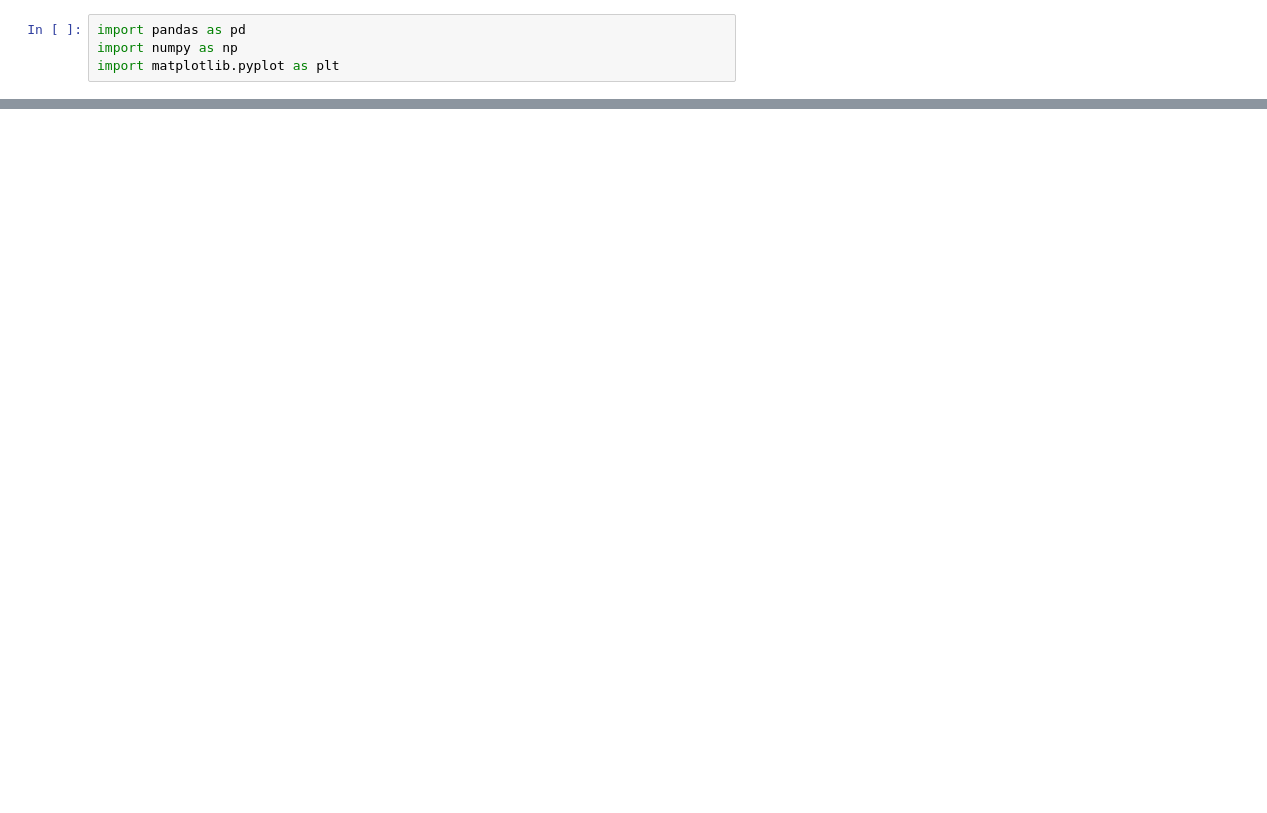
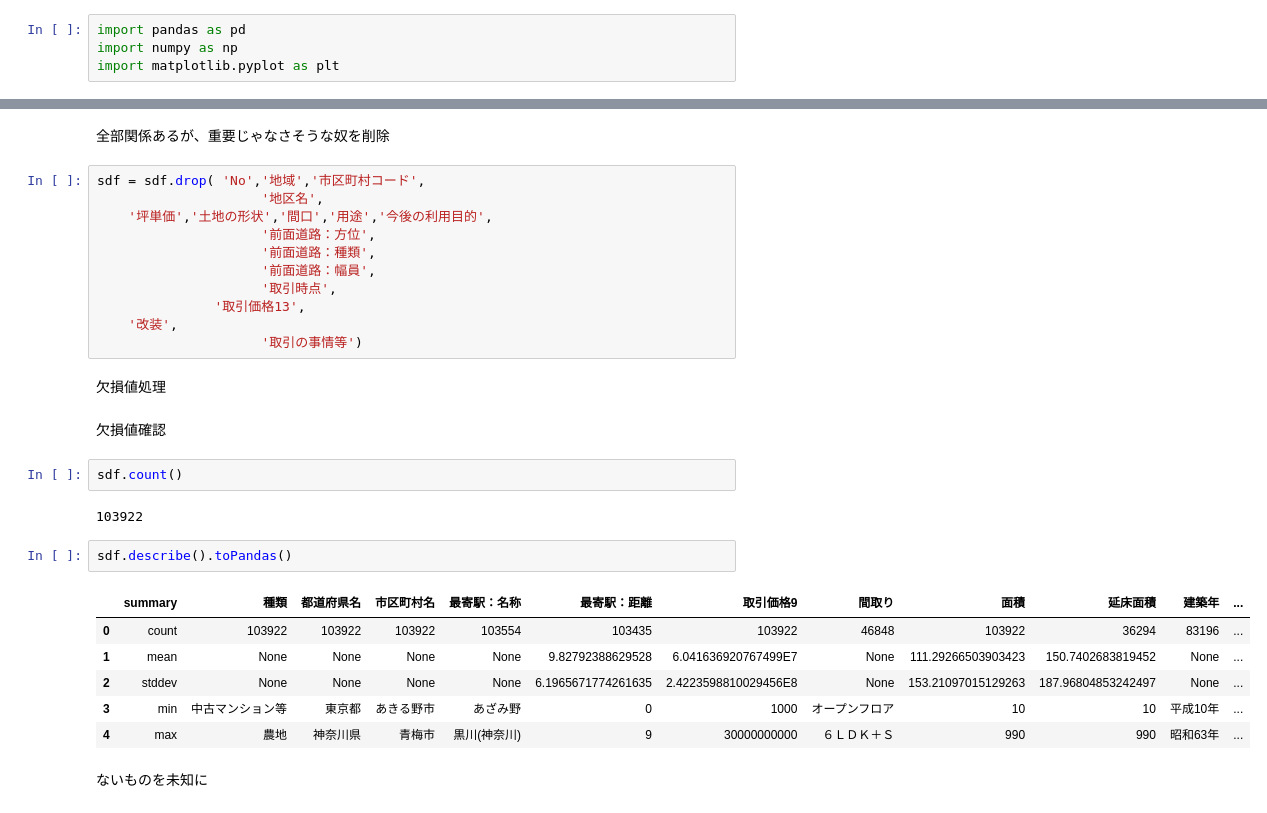
Before and after one commit to kou-kaku-albert/self_learning, a Jupyter notebook: spark/japanHouse.ipynb, the cells around one changed output, grey strips where cells are left out. Drawn from its saved outputs; the diff is of its cells as text; blank space fills up the shorter version.

```diff
--- a/spark/japanHouse.ipynb
+++ b/spark/japanHouse.ipynb
@@ -210,0 +82,32 @@ def year_transform():
+# %% [markdown]
+全部関係あるが、重要じゃなさそうな奴を削除
+# %%
+sdf = sdf.drop( 'No','地域','市区町村コード',
+                     '地区名',
+    '坪単価','土地の形状','間口','用途','今後の利用目的',
+                     '前面道路：方位',
+                     '前面道路：種類',
+                     '前面道路：幅員',
+                     '取引時点',
+               '取引価格13',
+    '改装',
+                     '取引の事情等')
+# %% [markdown]
+欠損値処理
+# %% [markdown]
+欠損値確認
+# %%
+sdf.count()
+# %% [output]
+103922
+# %%
+sdf.describe().toPandas()
+# %% [output]
+|  | summary | 種類 | 都道府県名 | 市区町村名 | 最寄駅：名称 | 最寄駅：距離 | 取引価格9 | 間取り | 面積 | 延床面積 | 建築年 | ... |
+| 0 | count | 103922 | 103922 | 103922 | 103554 | 103435 | 103922 | 46848 | 103922 | 36294 | 83196 | ... |
+| 1 | mean | None | None | None | None | 9.82792388629528 | 6.041636920767499E7 | None | 111.29266503903423 | 150.7402683819452 | None | ... |
+| 2 | stddev | None | None | None | None | 6.1965671774261635 | 2.4223598810029456E8 | None | 153.21097015129263 | 187.96804853242497 | None | ... |
+| 3 | min | 中古マンション等 | 東京都 | あきる野市 | あざみ野 | 0 | 1000 | オープンフロア | 10 | 10 | 平成10年 | ... |
+| 4 | max | 農地 | 神奈川県 | 青梅市 | 黒川(神奈川) | 9 | 30000000000 | ６ＬＤＫ＋Ｓ | 990 | 990 | 昭和63年 | ... |
+# %% [markdown]
+ないものを未知に
```
Also changed, not shown: parts of 65 cells of this notebook, 53 other files.
